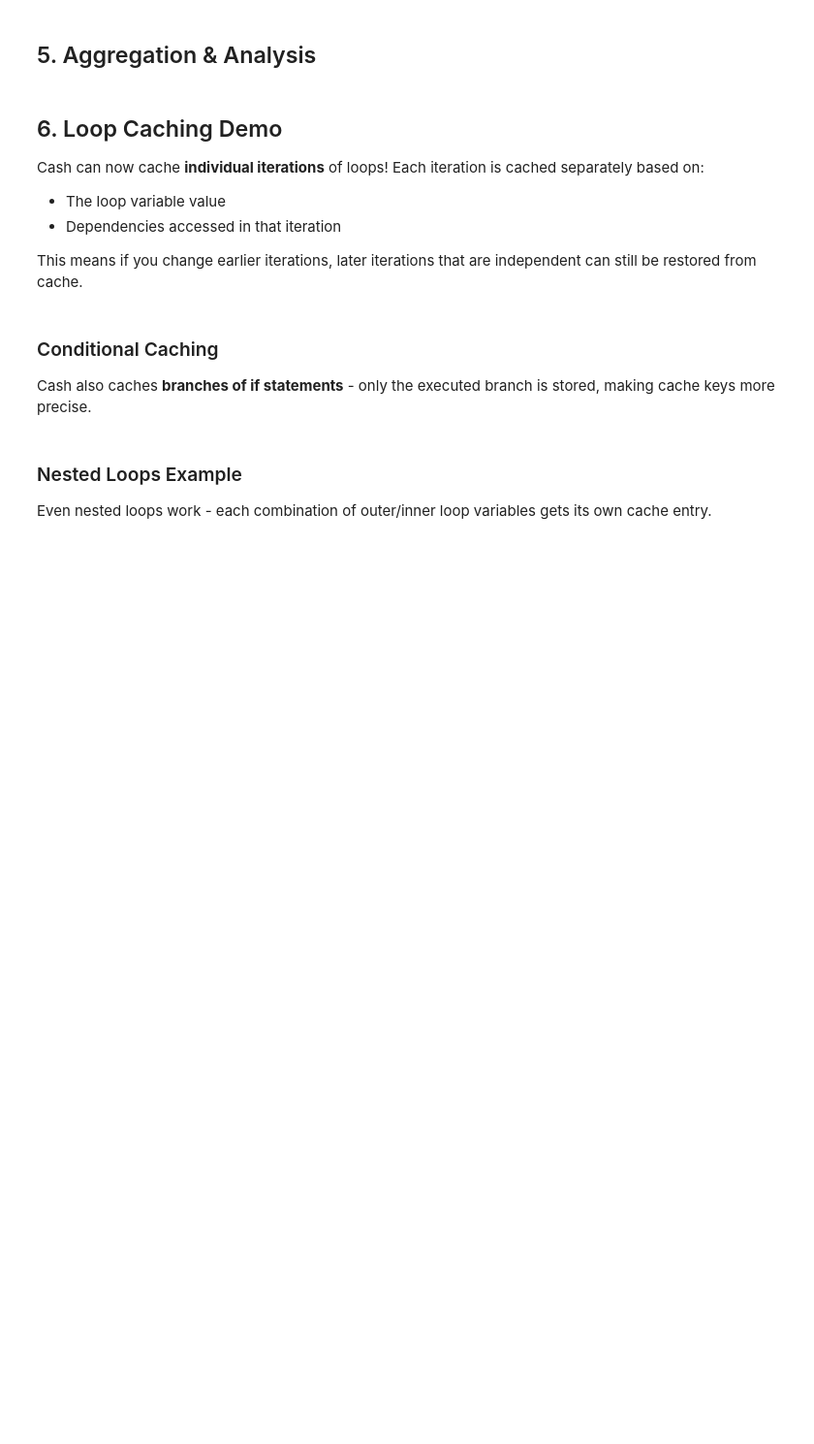
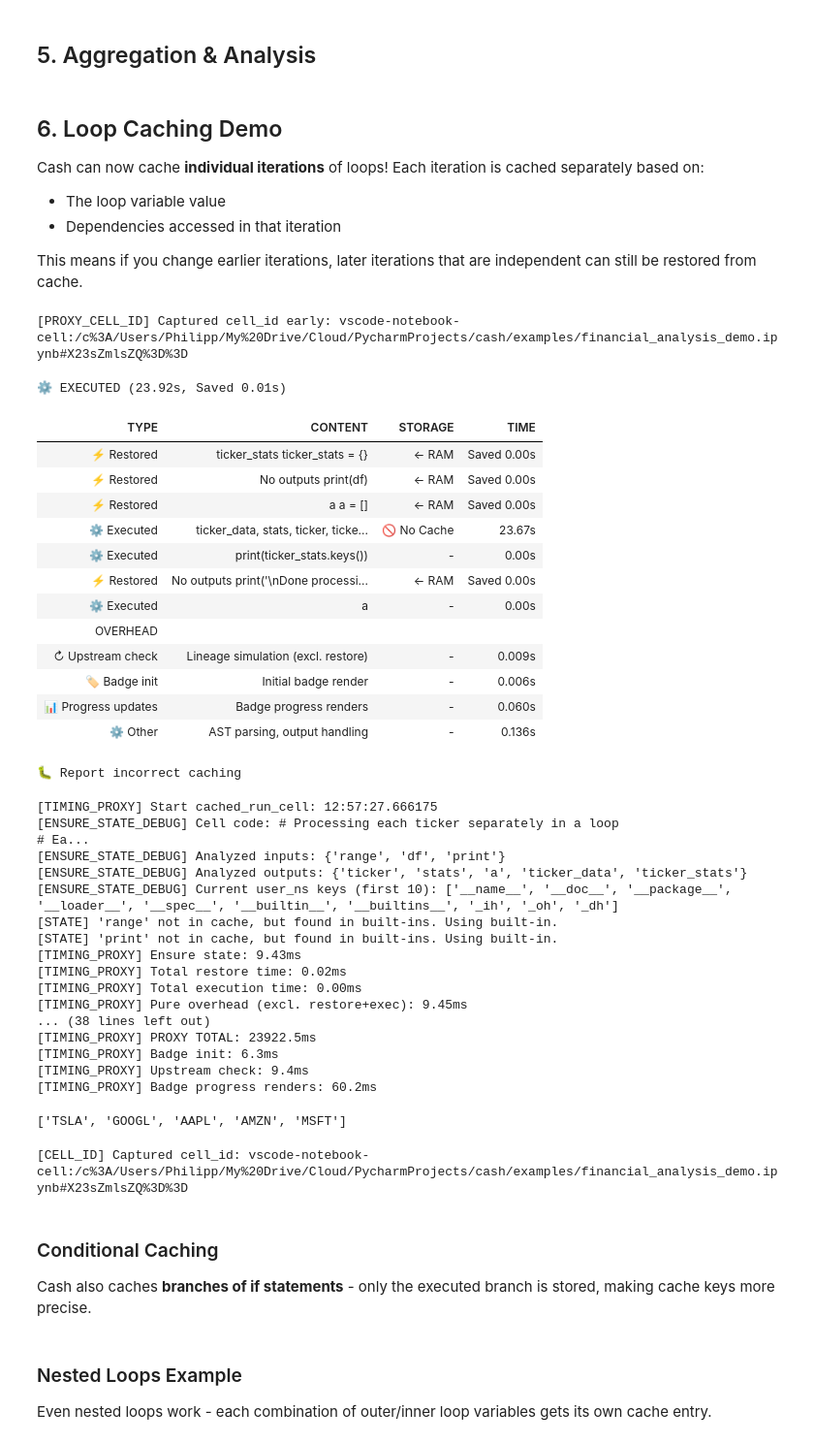
Before and after one commit to galgtonold/cash, a Jupyter notebook: examples/financial_analysis_demo.ipynb, the cells around one changed output. Shown at 97% size. Drawn from its saved outputs; the diff is of its cells as text; code cells hidden in the pictures; blank space fills up the shorter version.

```diff
--- a/examples/financial_analysis_demo.ipynb
+++ b/examples/financial_analysis_demo.ipynb
@@ -105,25 +199,61 @@ This means if you change earlier iterations, later iterations that are independe
 # %%
 # Processing each ticker separately in a loop
 # Each iteration is cached independently!
 ticker_stats = {}
 print(df)
 a = []
 
-for ticker in ["TSLA", "GOOGL", "AAPL"]:
+for ticker in ["TSLA", "GOOGL", "AAPL", "AMZN", "MSFT"]:
     ticker_data = df[df["Ticker"] == ticker]
     stats = {
         "mean_close": [ticker_data["Close"].mean() for i in range(10000)],
         "std_close": ticker_data["Close"].std(),
         "min_volume": ticker_data["Volume"].min(),
         "max_volume": ticker_data["Volume"].max()
     }
     ticker_stats[ticker] = stats
     print(f"{ticker}: mean={stats['mean_close'][0]:.2f}, std={stats['std_close']:.2f}")
     a.append(ticker)
 
 print(ticker_stats.keys())
 print("\nDone processing all tickers!")
 a
+# %% [output]
+[PROXY_CELL_ID] Captured cell_id early: vscode-notebook-cell:/c%3A/Users/Philipp/My%20Drive/Cloud/PycharmProjects/cash/examples/financial_analysis_demo.ipynb#X23sZmlsZQ%3D%3D
+⚙️ EXECUTED (23.92s, Saved 0.01s)
+| TYPE | CONTENT | STORAGE | TIME |
+| ⚡ Restored | ticker_stats ticker_stats = {} | ← RAM | Saved 0.00s |
+| ⚡ Restored | No outputs print(df) | ← RAM | Saved 0.00s |
+| ⚡ Restored | a a = [] | ← RAM | Saved 0.00s |
+| ⚙️ Executed | ticker_data, stats, ticker, ticke... | 🚫 No Cache | 23.67s |
+| ⚙️ Executed | print(ticker_stats.keys()) | - | 0.00s |
+| ⚡ Restored | No outputs print('\nDone processi... | ← RAM | Saved 0.00s |
+| ⚙️ Executed | a | - | 0.00s |
+| OVERHEAD |  |  |  |
+| ↻ Upstream check | Lineage simulation (excl. restore) | - | 0.009s |
+| 🏷️ Badge init | Initial badge render | - | 0.006s |
+| 📊 Progress updates | Badge progress renders | - | 0.060s |
+| ⚙️ Other | AST parsing, output handling | - | 0.136s |
+🐛 Report incorrect caching
+[TIMING_PROXY] Start cached_run_cell: 12:57:27.666175
+[ENSURE_STATE_DEBUG] Cell code: # Processing each ticker separately in a loop
+# Ea...
+[ENSURE_STATE_DEBUG] Analyzed inputs: {'range', 'df', 'print'}
+[ENSURE_STATE_DEBUG] Analyzed outputs: {'ticker', 'stats', 'a', 'ticker_data', 'ticker_stats'}
+[ENSURE_STATE_DEBUG] Current user_ns keys (first 10): ['__name__', '__doc__', '__package__', '__loader__', '__spec__', '__builtin__', '__builtins__', '_ih', '_oh', '_dh']
+[STATE] 'range' not in cache, but found in built-ins. Using built-in.
+[STATE] 'print' not in cache, but found in built-ins. Using built-in.
+[TIMING_PROXY] Ensure state: 9.43ms
+[TIMING_PROXY] Total restore time: 0.02ms
+[TIMING_PROXY] Total execution time: 0.00ms
+[TIMING_PROXY] Pure overhead (excl. restore+exec): 9.45ms
+... (38 lines left out)
+[TIMING_PROXY] PROXY TOTAL: 23922.5ms
+[TIMING_PROXY] Badge init: 6.3ms
+[TIMING_PROXY] Upstream check: 9.4ms
+[TIMING_PROXY] Badge progress renders: 60.2ms
+['TSLA', 'GOOGL', 'AAPL', 'AMZN', 'MSFT']
+[CELL_ID] Captured cell_id: vscode-notebook-cell:/c%3A/Users/Philipp/My%20Drive/Cloud/PycharmProjects/cash/examples/financial_analysis_demo.ipynb#X23sZmlsZQ%3D%3D
 # %%
 ticker_stats.keys()
 a
```
Also changed, not shown: parts of 5 cells of this notebook, 2 other files.
